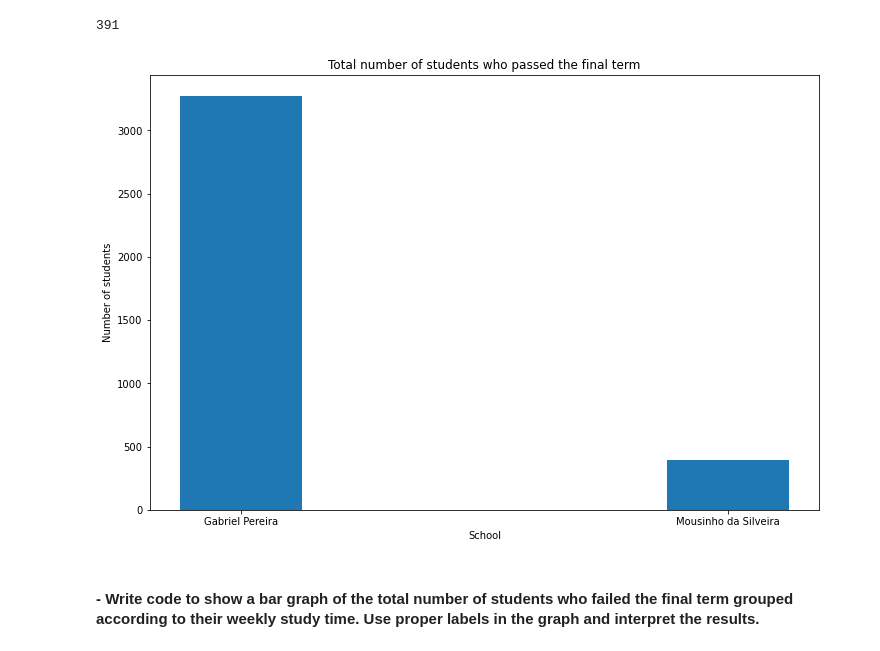
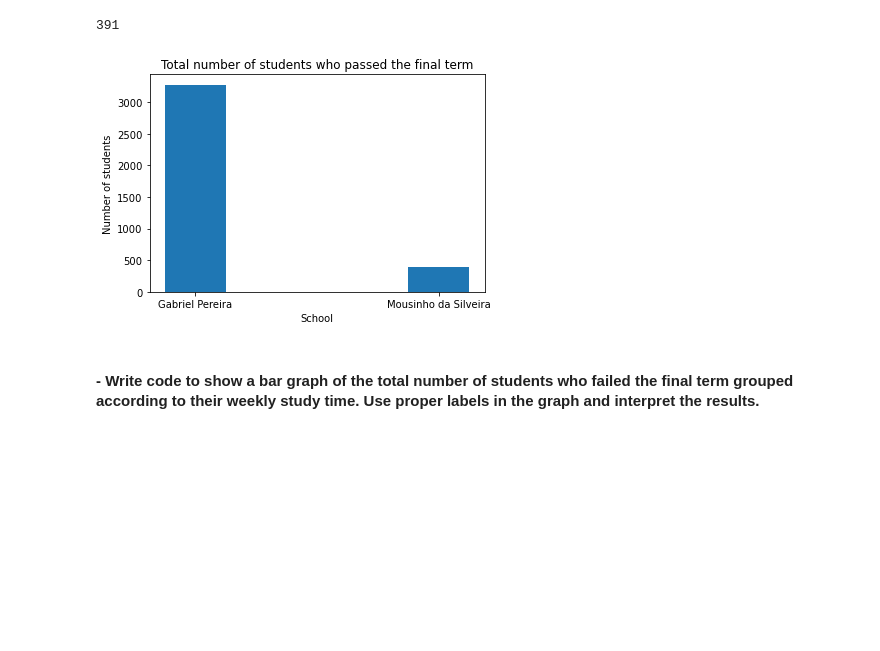
Before and after one commit to kuzzalrb/Python-Coursework, a Jupyter notebook: Coursework Programs/Part 1/1_4_answers.ipynb, the cells around one changed output. Saved outputs shown, nothing was run; the diff lists cells and outputs as text; code cells hidden in the pictures; blank space fills up the shorter version.

```diff
--- a/Coursework Programs/Part 1/4_answers.ipynb
+++ b/Coursework Programs/Part 1/1_4_answers.ipynb
@@ -103,16 +103,15 @@ ms_school_pass_count
 391
 # %%
 barWidth = 0.25
-fig = plt.subplots(figsize =(12, 8))
 school_array = ['Gabriel Pereira', 'Mousinho da Silveira']
 pass_count_array = [gp_school_pass_count,ms_school_pass_count]
 plt.bar(school_array, pass_count_array, width = barWidth,)
 plt.title("Total number of students who passed the final term")
 plt.xlabel("School")
 plt.ylabel("Number of students")
 plt.show()
 # %% [output]
-[figure, old version]
+[figure, new version]
 # %% [markdown]
 #### - Write code to show a bar graph of the total number of students who failed the final term grouped according to their weekly study time. Use proper labels in the graph and interpret the results.
 # %%
```
Also changed, not shown: parts of 1 cell of this notebook, 8 other files.
